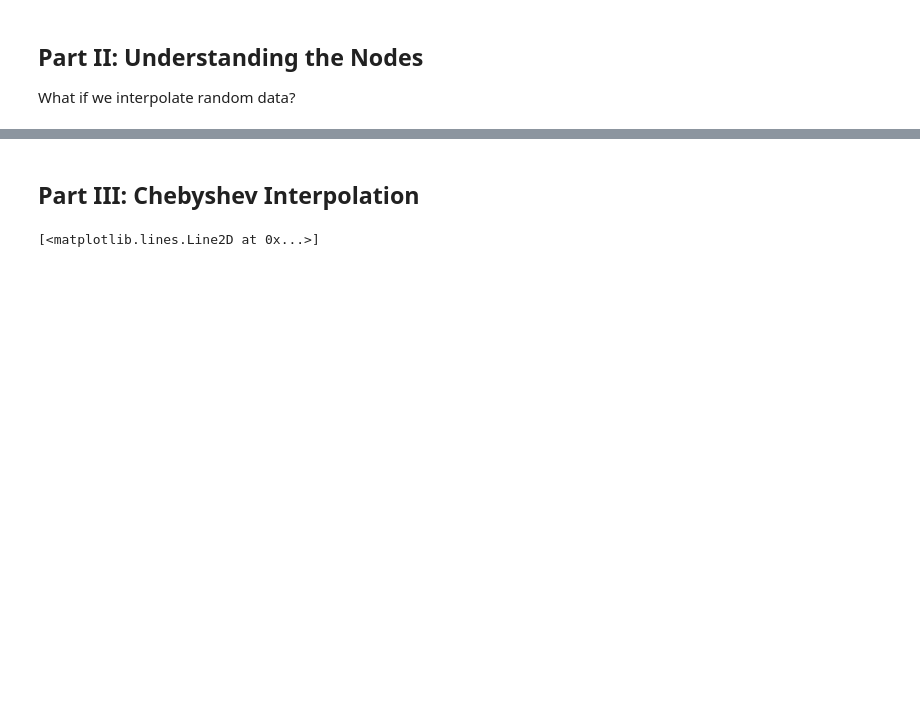
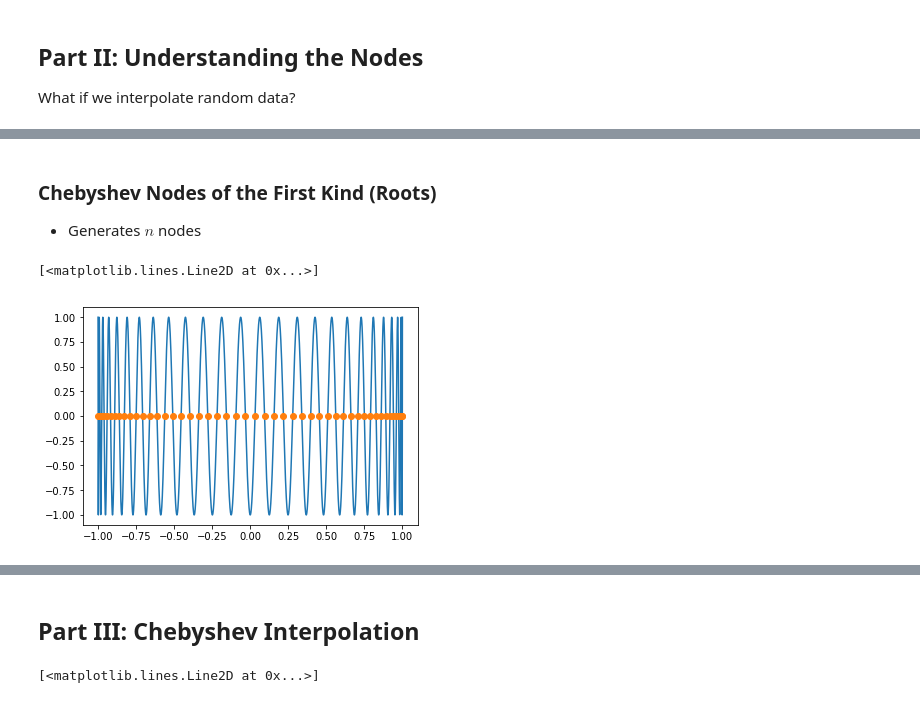
Before and after one commit to illinois-scicomp/cs450-s19-binder, a Jupyter notebook: interpolation/Chebyshev interpolation.ipynb, the cells around one changed output, grey strips where cells are left out. Drawn from its saved outputs; the diff is of its cells as text; code cells hidden in the pictures; blank space fills up the shorter version.

```diff
--- a/interpolation/Chebyshev interpolation.ipynb
+++ b/interpolation/Chebyshev interpolation.ipynb
@@ -32,0 +46,18 @@ nodes = np.linspace(-1, 1, n)
+# %% [markdown]
+### Chebyshev Nodes of the First Kind (Roots)
+
+* Generates $n$ nodes
+# %%
+i = np.arange(1, n+1)
+x = np.linspace(-1, 1, 3000)
+
+def f(x):
+    return np.cos(n*np.arccos(x))
+
+nodes = np.cos((2*i-1)/(2*n)*np.pi)
+
+pt.plot(x, f(x))
+pt.plot(nodes, f(nodes), "o")
+# %% [output]
+[<matplotlib.lines.Line2D at 0x...>]
+[figure, added]
```
Also changed, not shown: parts of 9 cells of this notebook.
